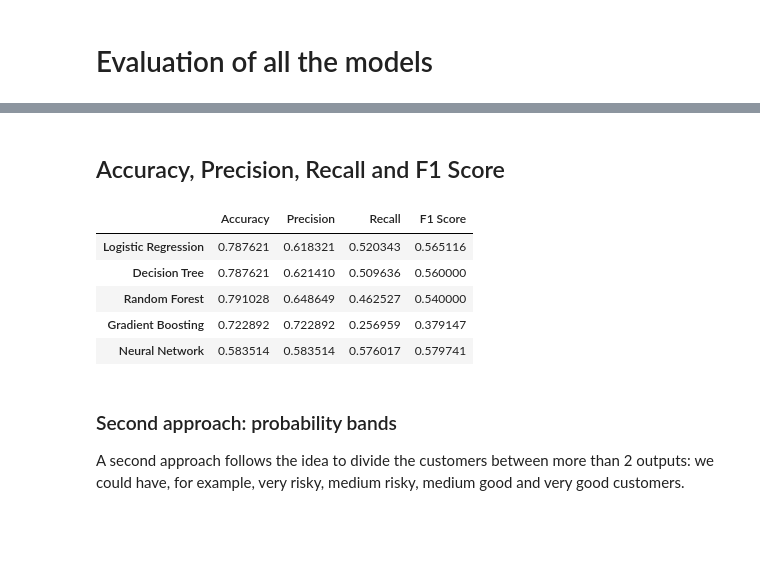
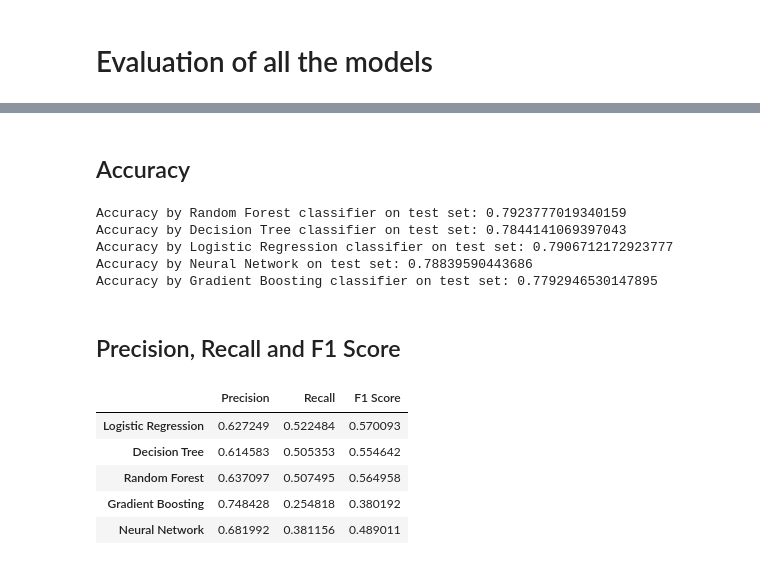
Before and after one commit to gigiatzeni/Tlc_Assignment_UCSC, a Jupyter notebook: Telco.ipynb, the cells around one changed output, grey strips where cells are left out. Saved outputs shown, nothing was run; the diff lists cells and outputs as text; code cells hidden in the pictures; blank space fills up the shorter version.

```diff
--- a/Telco.ipynb
+++ b/Telco.ipynb
@@ -569,5 +446,0 @@ For the final Logistic Regression we will take only the significative variables
-# %%
-%%R
-lr <- glm(Churn~tenure+PaperlessBilling+TotalCharges+MultipleLines_No+Contract_Month.to.month+Contract_OneYear+PaymentMethod_ElectronicCheck, data = train, family = "binomial")
-print(summary(lr))
-#saveRDS(lr, file = "lr.rds") #it could be useful to save the model
@@ -613,0 +453,4 @@ plot(perf,main='Test Logistic Regression - ROC Curve')
+# %%
+from sklearn import metrics
+logreg = LogisticRegression()
+logreg.fit(X, y)
@@ -618,5 +483,5 @@ lr_model = Pipeline([('scaler', RobustScaler()), ('model', LogisticRegression())
 # %%
-lr_model.fit(X.drop(drop_c, 1), y)
+lr_model1 = lr_model.fit(X.drop(drop_c, 1), y)
 
 lr_probs = [y for (x, y) in lr_model.predict_proba(X.drop(drop_c, 1))]
 lr_probs_test = [y for (x, y) in lr_model.predict_proba(X_test.drop(drop_c, 1))]
@@ -1452,21 +1228,0 @@ model = KerasRegressor(build_fn=create_model, batch_size=128, epochs=10, verbose
-# %%
-# Parameters
-metrics = ['accuracy']
-batch_size = 128
-lr = [0.001, 0.003, 0.005, 0.007, 0.01]
-epochs = [10, 20, 30, 40]
-num_input = x_train.shape[1]
-n_hidden_1 = [5, 10, 20, 50, 100]
-n_hidden_2 = [5, 10, 30, 40]
-num_classes = 1
-param_dist = dict(n_hidden_1=n_hidden_1, n_hidden_2=n_hidden_2, epochs=epochs, lr=lr)
-random_search = RandomizedSearchCV(estimator=model, param_distributions=param_dist, n_iter=10, n_jobs=1, cv=5)
-random_search.fit(X, Y)
-
-# Show the results
-print("Best: %f using %s" % (random_search.best_score_, random_search.best_params_))
-means = random_search.cv_results_['mean_test_score']
-stds = random_search.cv_results_['std_test_score']
-params = random_search.cv_results_['params']
-for mean, stdev, param in zip(means, stds, params):
-    print("%f (%f) with: %r" % (mean, stdev, param))
@@ -1609,19 +1480,28 @@ plt.show()
+# %% [markdown]
+## Accuracy
+# %%
+print('Accuracy by Random Forest classifier on test set:',accuracy_score(y_test,rf_preds))
+print('Accuracy by Decision Tree classifier on test set:',accuracy_score(y_test,dt_preds))
+print('Accuracy by Logistic Regression classifier on test set:',accuracy_score(y_test,lr_preds))
+print('Accuracy by Neural Network on test set:',accuracy_score(y_test,nn_preds))
+print('Accuracy by Gradient Boosting classifier on test set:',accuracy_score(y_test,gb_preds))
+# %% [output]
+Accuracy by Random Forest classifier on test set: 0.7923777019340159
+Accuracy by Decision Tree classifier on test set: 0.7844141069397043
+Accuracy by Logistic Regression classifier on test set: 0.7906712172923777
+Accuracy by Neural Network on test set: 0.78839590443686
+Accuracy by Gradient Boosting classifier on test set: 0.7792946530147895
 # %% [markdown]
-## Accuracy, Precision, Recall and F1 Score
+## Precision, Recall and F1 Score
 # %%
-pd.DataFrame({'Accuracy': [accuracy_score(y_test,lr_preds),accuracy_score(y_test,dt_preds),accuracy_score(y_test,rf_preds),precision_score(y_test,gb_preds), precision_score(y_test,nn_preds)],
-            'Precision': [precision_score(y_test,lr_preds),precision_score(y_test,dt_preds),precision_score(y_test,rf_preds),precision_score(y_test,gb_preds), precision_score(y_test,nn_preds)],
+pd.DataFrame({'Precision': [precision_score(y_test,lr_preds),precision_score(y_test,dt_preds),precision_score(y_test,rf_preds),precision_score(y_test,gb_preds), precision_score(y_test,nn_preds)],
               'Recall': [recall_score(y_test,lr_preds),recall_score(y_test,dt_preds),recall_score(y_test,rf_preds),recall_score(y_test,gb_preds),recall_score(y_test,nn_preds)],
              'F1 Score':[f1_score(y_test,lr_preds),f1_score(y_test,dt_preds),f1_score(y_test,rf_preds),f1_score(y_test,gb_preds),f1_score(y_test,nn_preds)]},
              index=['Logistic Regression', 'Decision Tree', 'Random Forest', 'Gradient Boosting', 'Neural Network'])
 # %% [output]
-|  | Accuracy | Precision | Recall | F1 Score |
-| Logistic Regression | 0.787621 | 0.618321 | 0.520343 | 0.565116 |
-| Decision Tree | 0.787621 | 0.621410 | 0.509636 | 0.560000 |
-| Random Forest | 0.791028 | 0.648649 | 0.462527 | 0.540000 |
-| Gradient Boosting | 0.722892 | 0.722892 | 0.256959 | 0.379147 |
-| Neural Network | 0.583514 | 0.583514 | 0.576017 | 0.579741 |
+|  | Precision | Recall | F1 Score |
+| Logistic Regression | 0.627249 | 0.522484 | 0.570093 |
+| Decision Tree | 0.614583 | 0.505353 | 0.554642 |
+| Random Forest | 0.637097 | 0.507495 | 0.564958 |
+| Gradient Boosting | 0.748428 | 0.254818 | 0.380192 |
+| Neural Network | 0.681992 | 0.381156 | 0.489011 |
-# %% [markdown]
-### Second approach: probability bands
-
-A second approach follows the idea to divide the customers between more than 2 outputs: we could have, for example, very risky, medium risky, medium good and very good customers.
```
Also changed, not shown: parts of 147 cells of this notebook.
